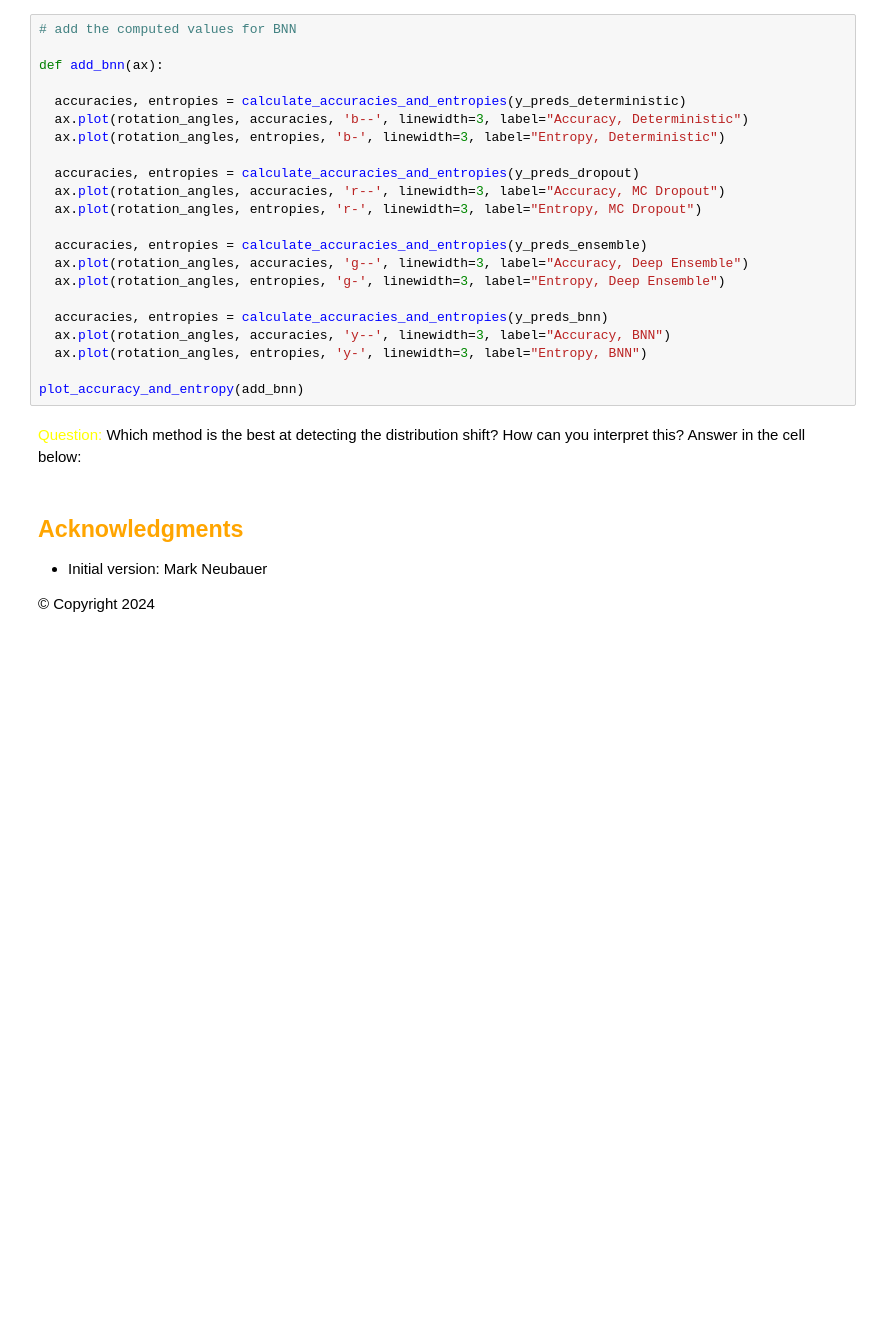
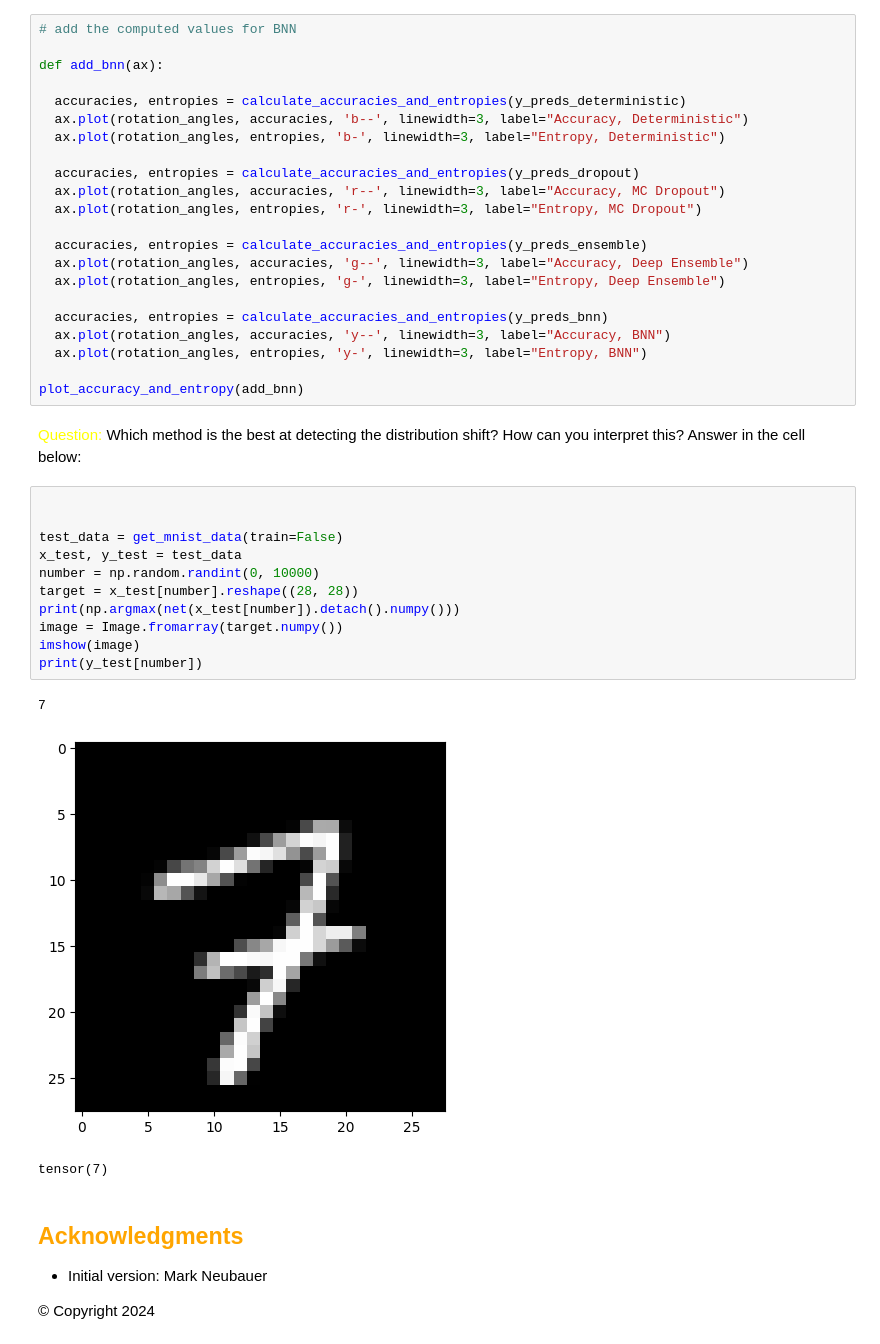
Before and after one commit to Goldartfrog/ComputationalPhysics, a Jupyter notebook: MLPhys/Homework_08.ipynb, the cells around one changed output. Cells and saved outputs as stored; diff of their text form; blank space fills up the shorter version.

```diff
--- a/MLPhys/Homework_08.ipynb
+++ b/MLPhys/Homework_08.ipynb
@@ -456,6 +519,21 @@ def add_bnn(ax):
 plot_accuracy_and_entropy(add_bnn)
 # %% [markdown]
 <span style="color:Yellow">Question:</span> Which method is the best at detecting the distribution shift? How can you interpret this? Answer in the cell below:
+# %%
+
+
+test_data = get_mnist_data(train=False)
+x_test, y_test = test_data
+number = np.random.randint(0, 10000)
+target = x_test[number].reshape((28, 28))
+print(np.argmax(net(x_test[number]).detach().numpy()))
+image = Image.fromarray(target.numpy())
+imshow(image)
+print(y_test[number])
+# %% [output]
+7
+[figure, added]
+tensor(7)
 # %% [markdown]
 ## <span style="color:Orange">Acknowledgments</span>
 
```
Also changed, not shown: parts of 18 cells of this notebook, 2 other files.
